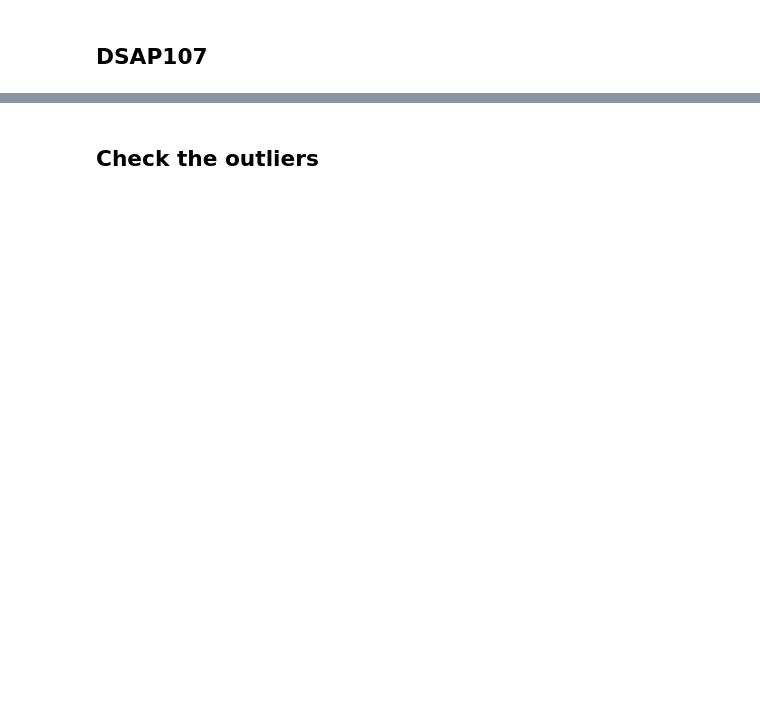
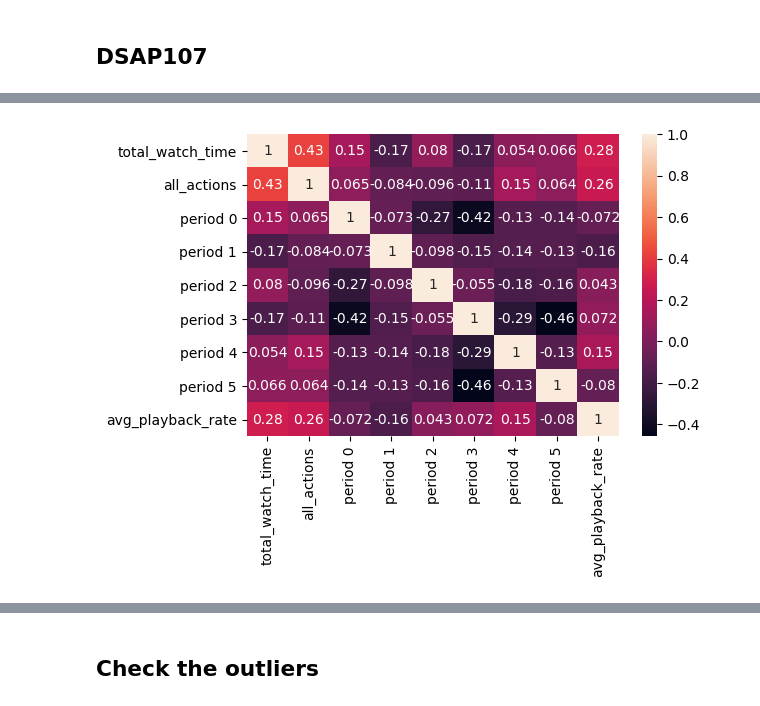
Before and after one commit to NerdIsMe/2019-Spring-Statistics-Project, a Jupyter notebook: data/Semester weekly regression/Regression analysis.ipynb, the cells around one changed output, grey strips where cells are left out. Drawn from its saved outputs; the diff is of its cells as text; code cells hidden in the pictures; blank space fills up the shorter version.

```diff
--- a/data/Semester weekly regression/Regression analysis.ipynb
+++ b/data/Semester weekly regression/Regression analysis.ipynb
@@ -198 +304,5 @@ OR107_extract = OR107[~OR107.index.isin(outliers[0])]
+# %%
+check_coef(DSAP107_sub[cols])
+# %% [output]
+[figure, added]
 # %%
```
Also changed, not shown: parts of 33 cells of this notebook.
